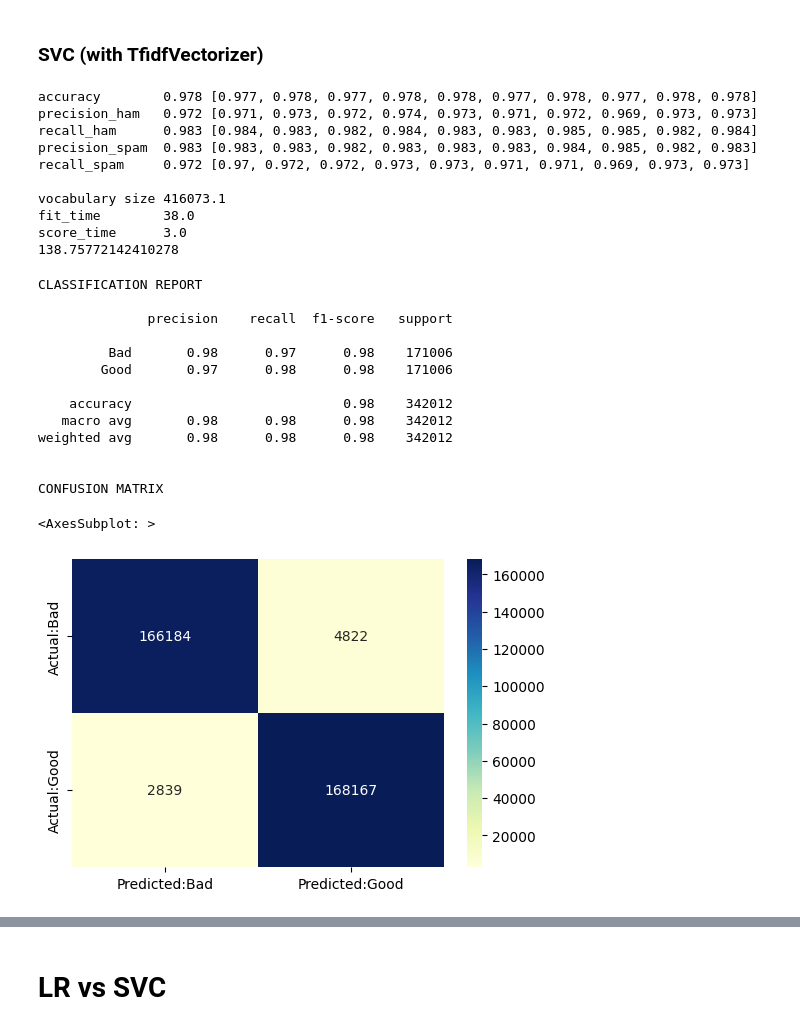
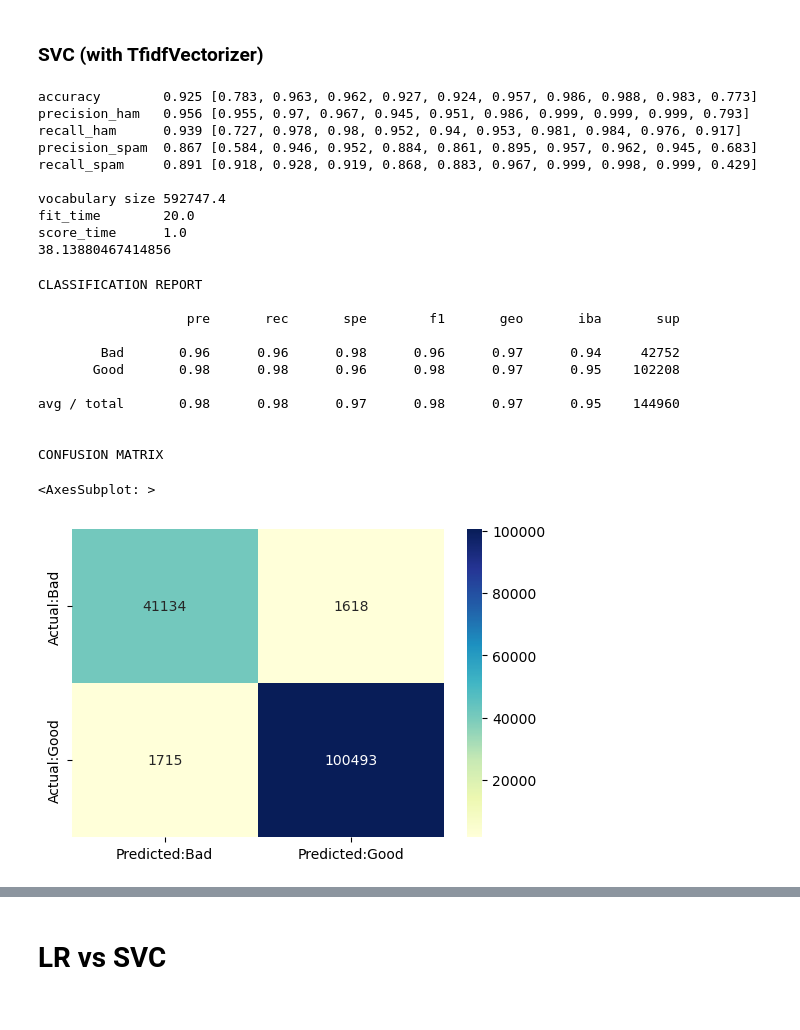
Before and after one commit to giacomovitangeli/phishing-detection, a Jupyter notebook: phishing_detection.ipynb, the cells around one changed output, grey strips where cells are left out. Cells and saved outputs as stored; diff of their text form; code cells hidden in the pictures.

```diff
--- a/phishing_detection.ipynb
+++ b/phishing_detection.ipynb
@@ -406,11 +497,15 @@ plt.show()
 Logistic Regression with CountVectorizer
 # %%
 start = time()
-pipe = Pipeline([('vect', CountVectorizer(stop_words = stopwords)), ('clf', LogisticRegression())])
-y_pred = cross_val_predict(pipe, undersampled_df.Content.values, under_label, cv=kf)
+pipe = Pipeline([('vect', CountVectorizer(stop_words = stopwords)), ('samp', RandomUnderSampler()), ('clf', LogisticRegression())])
+
+model = make_pipeline_imb(pipe)
+model.fit(X_train, y_train)
+y_pred = model.predict(X_test)
+
 LR_cvect = cross_validate(pipe,
-                         undersampled_df.Content.values,
-                         under_label,
+                         df.Content.values,
+                         y,
                          scoring = {'precision_ham': make_scorer(precision_score,pos_label = 1),
                                     'precision_spam': make_scorer(precision_score,pos_label = 0),
                                     'recall_ham': make_scorer(recall_score,pos_label = 1),
@@ -582,11 +674,14 @@ ROC AUC Score of LR_cvect: 0.9594838777586752
 ### SVC (with CountVectorizer)
 # %%
 start = time()
-pipe = Pipeline([('vect', CountVectorizer(stop_words = stopwords)), ('clf', LinearSVC())])
-y_pred = cross_val_predict(pipe, undersampled_df.Content.values, under_label, cv=kf)
+pipe = Pipeline([('vect', CountVectorizer(stop_words = stopwords)), ('samp', RandomUnderSampler()), ('clf', LinearSVC())])
+model = make_pipeline_imb(pipe)
+model.fit(X_train, y_train)
+y_pred = model.predict(X_test)
+
 SVC_cvect = cross_validate(pipe,
-                         undersampled_df.Content.values,
-                         under_label,
+                         df.Content.values,
+                         y,
                          scoring = {'precision_ham': make_scorer(precision_score,pos_label = 1),
                                     'precision_spam': make_scorer(precision_score,pos_label = 0),
                                     'recall_ham': make_scorer(recall_score,pos_label = 1),
@@ -661,11 +754,14 @@ plt.show()
 ### SVC (with TfidfVectorizer)
 # %%
 start = time()
-pipe = Pipeline([('vect', TfidfVectorizer(stop_words = stopwords)), ('clf', LinearSVC())])
-y_pred = cross_val_predict(pipe, undersampled_df.Content.values, under_label, cv=kf)
+pipe = Pipeline([('vect', TfidfVectorizer(stop_words = stopwords)), ('samp', RandomUnderSampler()), ('clf', LinearSVC())])
+model = make_pipeline_imb(pipe)
+model.fit(X_train, y_train)
+y_pred = model.predict(X_test)
+
 SVC_tfidf = cross_validate(pipe,
-                         undersampled_df.Content.values,
-                         under_label,
+                         df.Content.values,
+                         y,
                          scoring = {'precision_ham': make_scorer(precision_score,pos_label = 1),
                                     'precision_spam': make_scorer(precision_score,pos_label = 0),
                                     'recall_ham': make_scorer(recall_score,pos_label = 1),
@@ -683,43 +779,41 @@ print_metrics(SVC_tfidf)
 elapsed = time()-start
 print(elapsed)
 # %% [output]
-accuracy        0.978 [0.977, 0.978, 0.977, 0.978, 0.978, 0.977, 0.978, 0.977, 0.978, 0.978]
-precision_ham   0.972 [0.971, 0.973, 0.972, 0.974, 0.973, 0.971, 0.972, 0.969, 0.973, 0.973]
-recall_ham      0.983 [0.984, 0.983, 0.982, 0.984, 0.983, 0.983, 0.985, 0.985, 0.982, 0.984]
-precision_spam  0.983 [0.983, 0.983, 0.982, 0.983, 0.983, 0.983, 0.984, 0.985, 0.982, 0.983]
-recall_spam     0.972 [0.97, 0.972, 0.972, 0.973, 0.973, 0.971, 0.971, 0.969, 0.973, 0.973]
+accuracy        0.925 [0.783, 0.963, 0.962, 0.927, 0.924, 0.957, 0.986, 0.988, 0.983, 0.773]
+precision_ham   0.956 [0.955, 0.97, 0.967, 0.945, 0.951, 0.986, 0.999, 0.999, 0.999, 0.793]
+recall_ham      0.939 [0.727, 0.978, 0.98, 0.952, 0.94, 0.953, 0.981, 0.984, 0.976, 0.917]
+precision_spam  0.867 [0.584, 0.946, 0.952, 0.884, 0.861, 0.895, 0.957, 0.962, 0.945, 0.683]
+recall_spam     0.891 [0.918, 0.928, 0.919, 0.868, 0.883, 0.967, 0.999, 0.998, 0.999, 0.429]
 
-vocabulary size 416073.1
-fit_time        38.0
-score_time      3.0
-138.75772142410278
+vocabulary size 592747.4
+fit_time        20.0
+score_time      1.0
+38.13880467414856
 # %%
-con_mat = pd.DataFrame(confusion_matrix(under_label, y_pred),
+con_mat = pd.DataFrame(confusion_matrix(y_test, y_pred),
             columns = ['Predicted:Bad', 'Predicted:Good'],
             index = ['Actual:Bad', 'Actual:Good'])
 
 print('\nCLASSIFICATION REPORT\n')
-print(classification_report(under_label, y_pred,
+print(classification_report_imbalanced(y_test, y_pred,
                             target_names =['Bad','Good']))
 
 print('\nCONFUSION MATRIX')
 plt.figure(figsize= (6,4))
 sns.heatmap(con_mat, annot = True,fmt='d',cmap="YlGnBu")
 # %% [output]
 CLASSIFICATION REPORT
 
-              precision    recall  f1-score   support
+                   pre       rec       spe        f1       geo       iba       sup
 
-         Bad       0.98      0.97      0.98    171006
-        Good       0.97      0.98      0.98    171006
+        Bad       0.96      0.96      0.98      0.96      0.97      0.94     42752
+       Good       0.98      0.98      0.96      0.98      0.97      0.95    102208
 
-    accuracy                           0.98    342012
-   macro avg       0.98      0.98      0.98    342012
-weighted avg       0.98      0.98      0.98    342012
+avg / total       0.98      0.98      0.97      0.98      0.97      0.95    144960
 
 
 CONFUSION MATRIX
 <AxesSubplot: >
-[figure, old version]
+[figure, new version]
 # %%
 # Calculate the false positive rate and true positive rate
```
Also changed, not shown: parts of 57 cells of this notebook.
